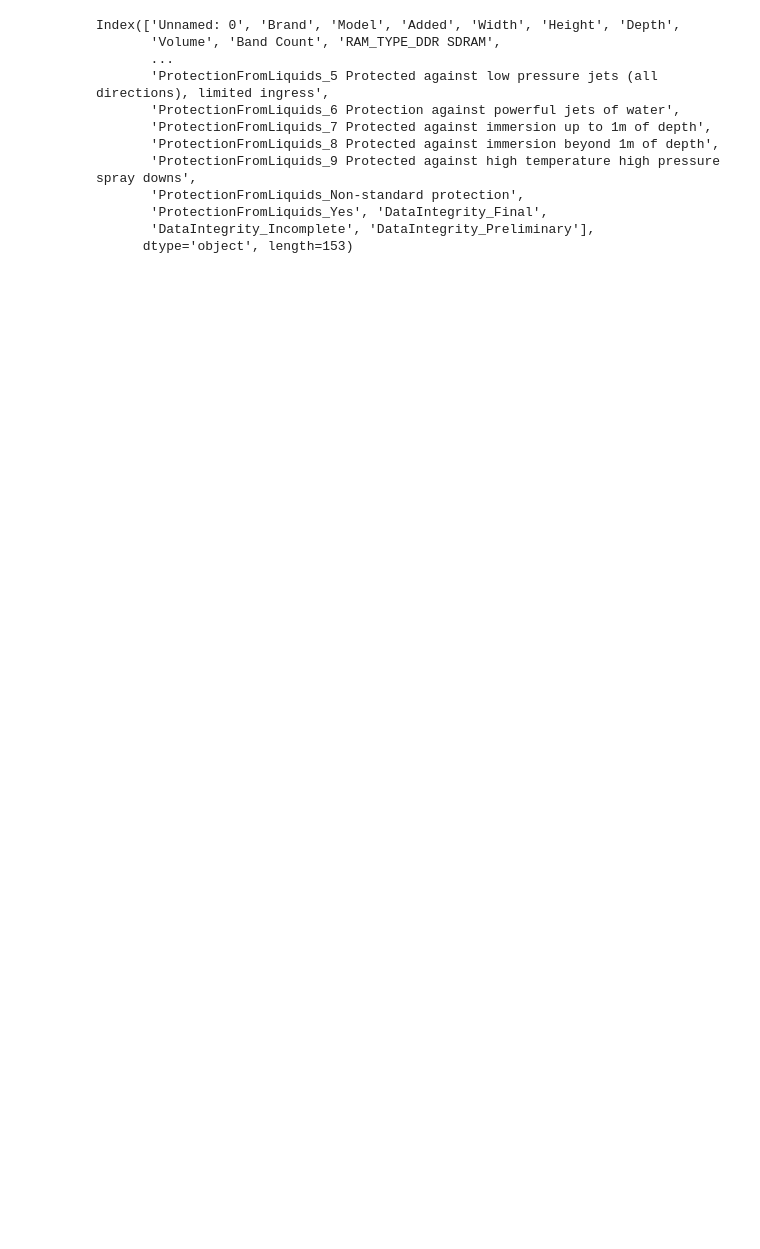
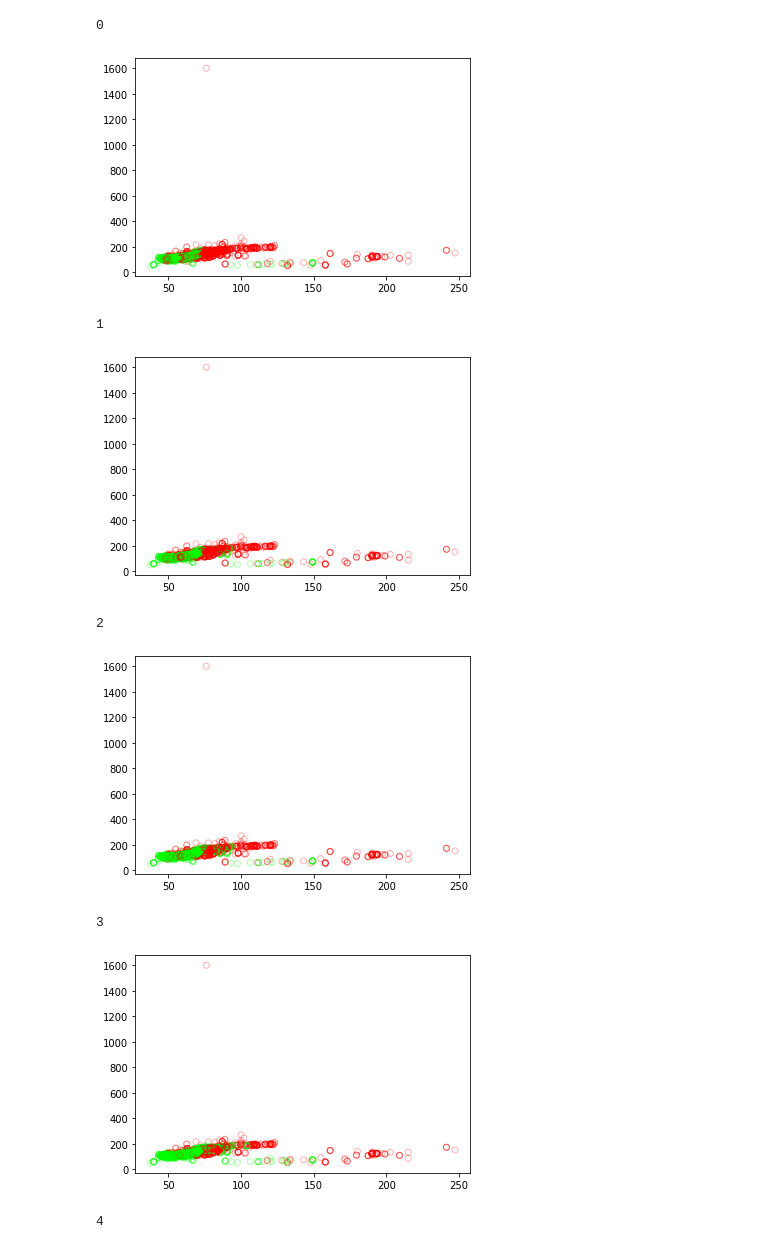
Before and after one commit to melodyyu/cogs118b-final-project, a Jupyter notebook: K_Means_Code.ipynb, the cells around one changed output. Drawn from its saved outputs; the diff is of its cells as text; code cells hidden in the pictures; blank space fills up the shorter version.

Commit message:
updated K-Means
just need to append the ranking to dataset

```diff
--- a/K_Means_Code.ipynb
+++ b/K_Means_Code.ipynb
@@ -64,24 +69,25 @@ def recalcMus(X, Rnk):
     return Kmus
 # %%
-def runKMeans(K, X_col, Y_col):
+def runKMeans(K, csv_filepath):
     # Load cleaned data in
-    data = pd.read_csv("encoded_smartphone_data.csv")
+    data = pd.read_csv(csv_filepath)
 
-    #break the columns into lists of their own and combine then into one array
-    x_col = data[X_col]
-    y_col = data[Y_col]
-    dimensions = []
+    ##break the columns into lists of their own and combine then into one array
+    #x_col = data[X_col]
+    #y_col = data[Y_col]
+    #dimensions = []
 
-    for num in range(0,len(data[X_col])):
-        dimensions.append([x_col[num], y_col[num]])
+    #for num in range(0,len(data[X_col])):
+        #dimensions.append([x_col[num], y_col[num]])
 
-    dimensions = np.array(dimensions)
+    #dimensions = np.array(dimensions)
 
-    X = dimensions
+    #X = dimensions
+    X = data.drop(['Unnamed: 0', 'Brand', 'Model', 'Added'], axis = 1)
+    X = np.array(X)
 
-    # Determine and store data set information
-    N = np.shape(X)[0]
-    D = np.shape(X)[1]
+    # Determine and store data set information; N is the number of objects, D is the number of attributes
+    N,D = X.shape
 
     # Allocate space for the K mu vectors
     Kmus = np.zeros((K, D))
@@ -99,6 +105,7 @@ def runKMeans(K, X_col, Y_col):
         # contains the squared distance from the nth data vector to the kth mu vector
 
         # sqDmat will be an N-by-K matrix with the n,k entry as specfied above
+
         sqDmat = calcSqDistances(X, Kmus);
 
         # given the matrix of squared distances, determine the closest cluster center for each data vector
@@ -121,3 +128,5 @@ def runKMeans(K, X_col, Y_col):
             break
 
     plotCurrent(X,Rnk,Kmus)
+    rnk = Rnk.tolist()
+    X['Rank'] = rnk
@@ -139,15 +133,12 @@ data = pd.read_csv("encoded_smartphone_data.csv")
-# %%
-data.columns.unique()
-# %% [output]
-Index(['Unnamed: 0', 'Brand', 'Model', 'Added', 'Width', 'Height', 'Depth',
-       'Volume', 'Band Count', 'RAM_TYPE_DDR SDRAM',
-       ...
-       'ProtectionFromLiquids_5 Protected against low pressure jets (all directions), limited ingress',
-       'ProtectionFromLiquids_6 Protection against powerful jets of water',
-       'ProtectionFromLiquids_7 Protected against immersion up to 1m of depth',
-       'ProtectionFromLiquids_8 Protected against immersion beyond 1m of depth',
-       'ProtectionFromLiquids_9 Protected against high temperature high pressure spray downs',
-       'ProtectionFromLiquids_Non-standard protection',
-       'ProtectionFromLiquids_Yes', 'DataIntegrity_Final',
-       'DataIntegrity_Incomplete', 'DataIntegrity_Preliminary'],
-      dtype='object', length=153)
+# %%
+runKMeans(2,"encoded_smartphone_data.csv")
+# %% [output]
+0
+[figure, added]
+1
+[figure, added]
+2
+[figure, added]
+3
+[figure, added]
+4
```
Also changed, not shown: parts of 5 cells of this notebook.
